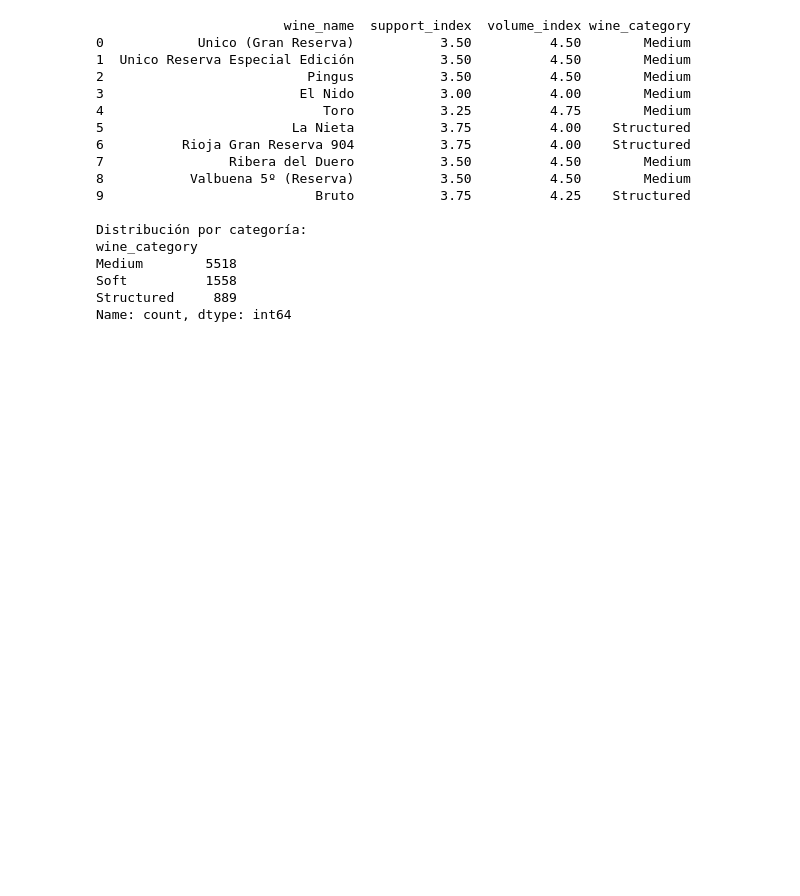
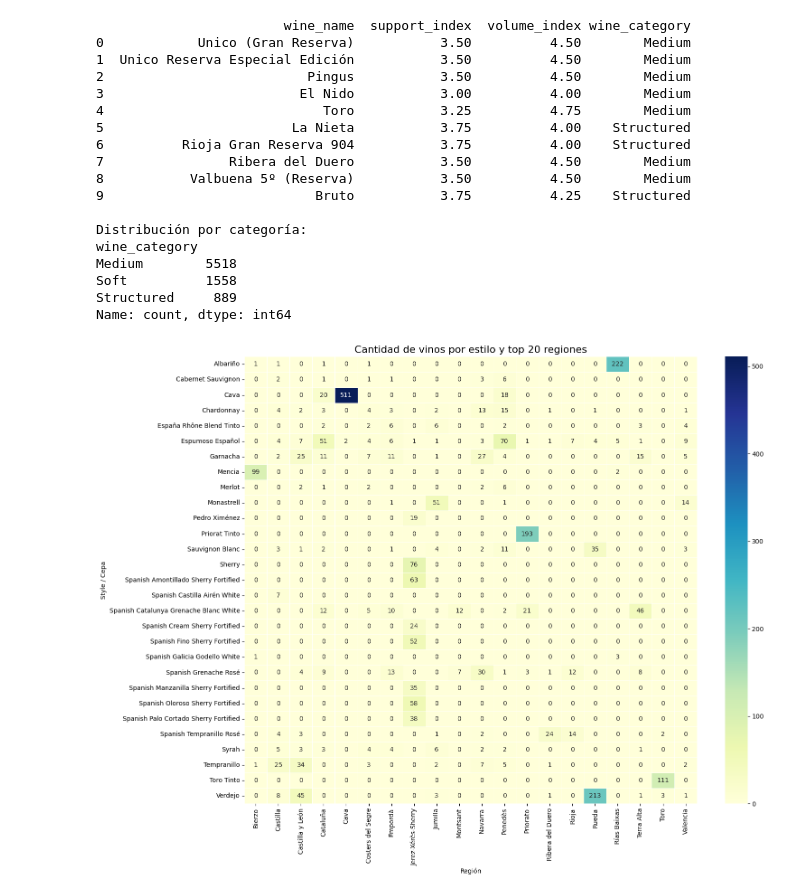
Before and after one commit to Joteiro/Primer-Proyecto-JT, a Jupyter notebook: eda.ipynb, the cells around one changed output. Drawn from its saved outputs; the diff is of its cells as text; code cells hidden in the pictures; blank space fills up the shorter version.

Commit message:
Modularización de la visualización y README terminado

```diff
--- a/eda.ipynb
+++ b/eda.ipynb
@@ -565,7 +565,7 @@ assert (df["price"] > 0).all(), "Error: Hay precios nulos o negativos en el data
 # ==========================================
 # Paso 1: Calcular rating_per_euro
 # ==========================================
-df["rating_per_euro"] = df["rating"] / np.log(df["price"])
+df["rating_per_euro"] = np.exp(df["rating"]) / np.log(df["price"])
 
 # ==========================================
 # Paso 2: Crear índices
@@ -623,3 +623,81 @@ Medium        5518
 Soft          1558
 Structured     889
 Name: count, dtype: int64
+# %%
+import pandas as pd
+import matplotlib.pyplot as plt
+import seaborn as sns
+import numpy as np
+
+# ==========================================
+# 1️⃣ Filtrar regiones más populares
+# ==========================================
+top_regions = df['region'].value_counts().head(20).index
+df_filtered = df[df['region'].isin(top_regions)]
+
+# ==========================================
+# 2️⃣ Filtrar estilos/cepas genéricos
+# ==========================================
+exclude_styles = [
+    "Ribera del Duero Tinto", "Montsant Tinto", "Rioja Blanco", "Rioja Tinto",
+    "Spanish Rosé", "Spanish White", "Tinto"
+]
+df_filtered = df_filtered[~df_filtered['style'].isin(exclude_styles)]
+
+# ==========================================
+# 3️⃣ Pivot para cantidad de vinos
+# ==========================================
+count_matrix = df_filtered.pivot_table(
+    index='style',
+    columns='region',
+    values='wine_id',  # cualquier columna sirve para contar
+    aggfunc='count',
+    fill_value=0
+)
+
+# ==========================================
+# 4️⃣ Pivot para rating promedio ponderado
+# ==========================================
+weighted_matrix = df_filtered.pivot_table(
+    index='style',
+    columns='region',
+    values='rating',
+    aggfunc=lambda x: np.average(x, weights=df_filtered.loc[x.index, 'num_reviews']),
+    fill_value=np.nan
+)
+
+# ==========================================
+# 5️⃣ Heatmap: cantidad de vinos
+# ==========================================
+plt.figure(figsize=(16, 12))
+sns.heatmap(
+    count_matrix,
+    cmap='YlGnBu',
+    annot=True,
+    fmt='d',
+    linewidths=0.5
+)
+plt.title("Cantidad de vinos por estilo y top 20 regiones", fontsize=16)
+plt.ylabel("Style / Cepa")
+plt.xlabel("Región")
+plt.tight_layout()
+plt.show()
+
+# ==========================================
+# 6️⃣ Heatmap: rating promedio ponderado
+# ==========================================
+plt.figure(figsize=(16, 12))
+sns.heatmap(
+    weighted_matrix,
+    cmap='coolwarm',
+    annot=True,
+    fmt='.2f',
+    linewidths=0.5
+)
+plt.title("Rating promedio ponderado por estilo y top 20 regiones", fontsize=16)
+plt.ylabel("Style / Cepa")
+plt.xlabel("Región")
+plt.tight_layout()
+plt.show()
+# %% [output]
+[figure, added]
```
Also changed, not shown: parts of 15 cells of this notebook, 6 other files.
